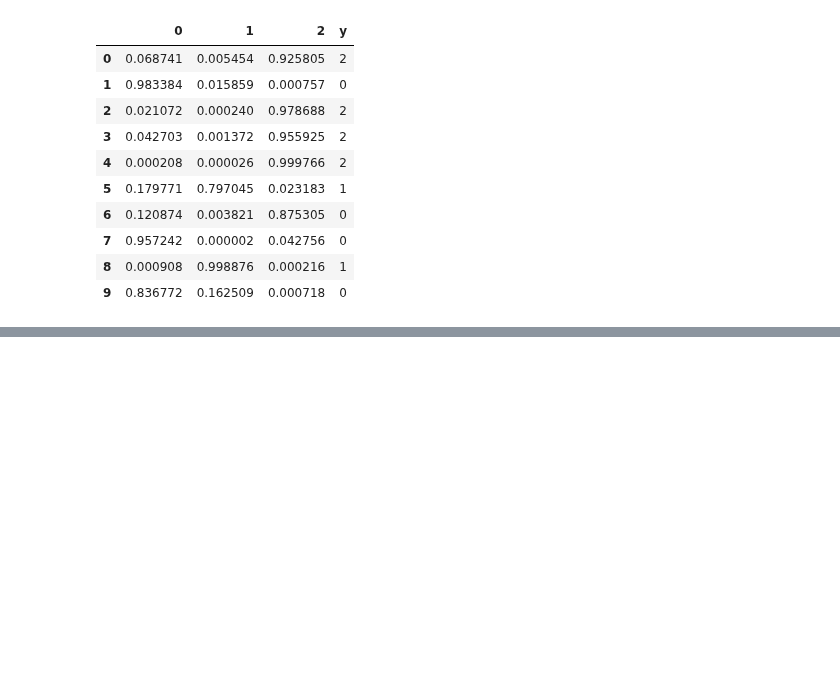
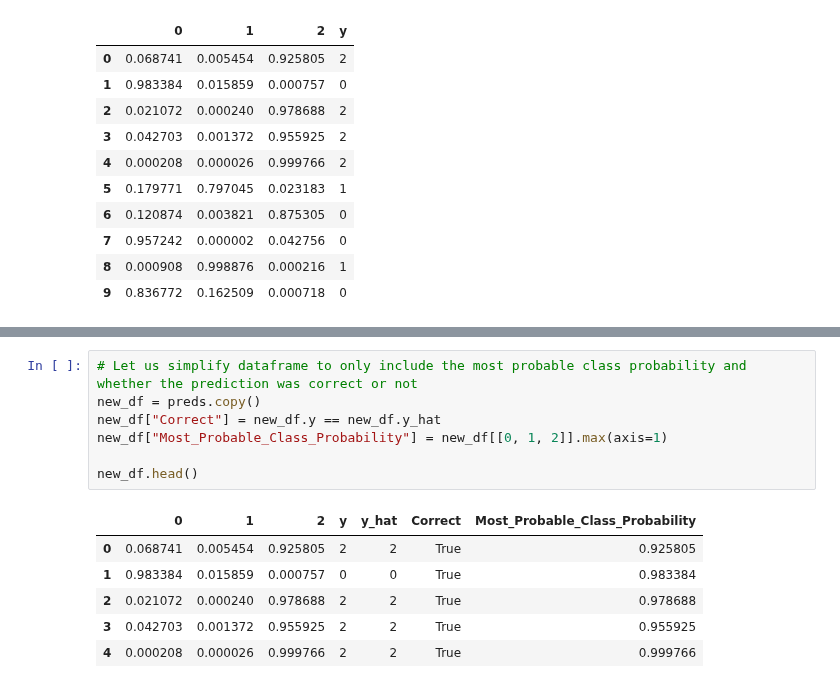
Before and after one commit to nipunbatra/pml-teaching, a Jupyter notebook: notebooks/reliability.ipynb, the cells around one changed output, grey strips where cells are left out. Drawn from its saved outputs; the diff is of its cells as text; blank space fills up the shorter version.

```diff
--- a/notebooks/reliability.ipynb
+++ b/notebooks/reliability.ipynb
@@ -378,0 +374,14 @@ preds.head()
+# %%
+# Let us simplify dataframe to only include the most probable class probability and whether the prediction was correct or not
+new_df = preds.copy()
+new_df["Correct"] = new_df.y == new_df.y_hat
+new_df["Most_Probable_Class_Probability"] = new_df[[0, 1, 2]].max(axis=1)
+
+new_df.head()
+# %% [output]
+|  | 0 | 1 | 2 | y | y_hat | Correct | Most_Probable_Class_Probability |
+| 0 | 0.068741 | 0.005454 | 0.925805 | 2 | 2 | True | 0.925805 |
+| 1 | 0.983384 | 0.015859 | 0.000757 | 0 | 0 | True | 0.983384 |
+| 2 | 0.021072 | 0.000240 | 0.978688 | 2 | 2 | True | 0.978688 |
+| 3 | 0.042703 | 0.001372 | 0.955925 | 2 | 2 | True | 0.955925 |
+| 4 | 0.000208 | 0.000026 | 0.999766 | 2 | 2 | True | 0.999766 |
```
Also changed, not shown: parts of 13 cells of this notebook.
